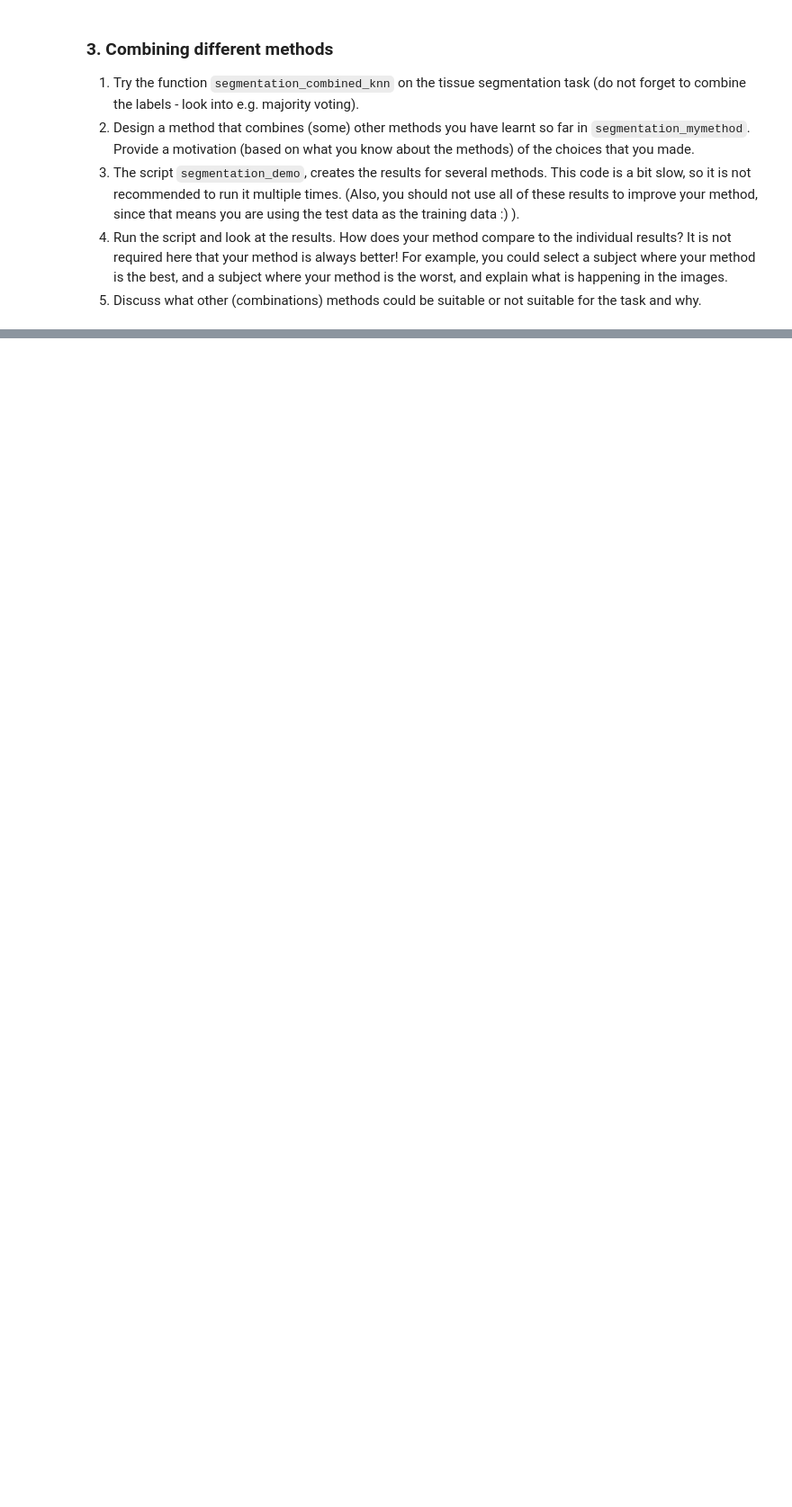
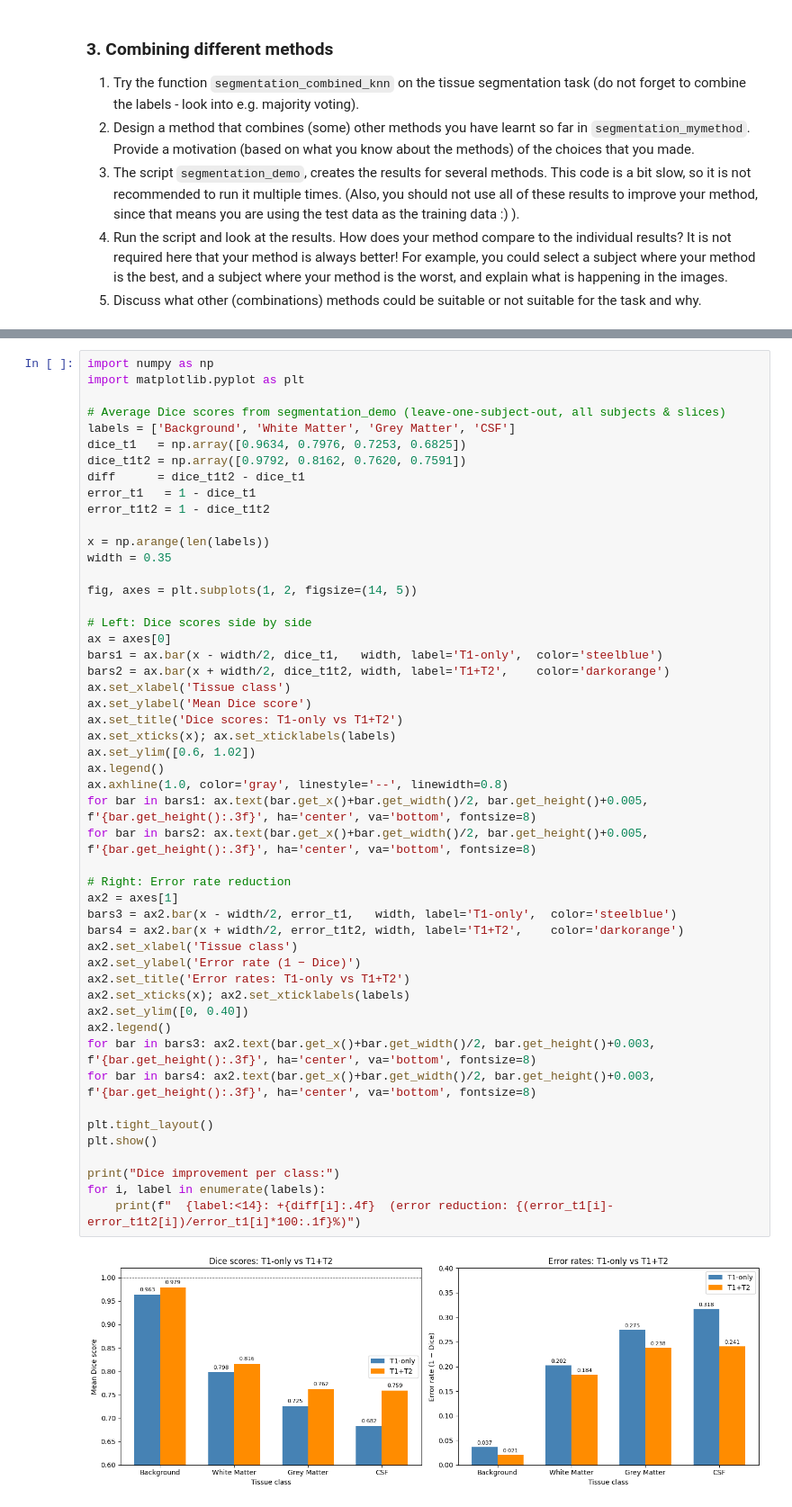
Before and after one commit to aukjewakkerman/MIA-group-23, a Jupyter notebook: Segmentation/reader/2.6_segmentation_project.ipynb, the cells around one changed output, grey strips where cells are left out. Shown at 90% size. Cells and saved outputs as stored; diff of their text form; blank space fills up the shorter version.

```diff
--- a/Segmentation/reader/2.6_segmentation_project.ipynb
+++ b/Segmentation/reader/2.6_segmentation_project.ipynb
@@ -189,0 +538,52 @@ It is recommended to get feedback on your research question from the teaching as
+# %%
+import numpy as np
+import matplotlib.pyplot as plt
+
+# Average Dice scores from segmentation_demo (leave-one-subject-out, all subjects & slices)
+labels = ['Background', 'White Matter', 'Grey Matter', 'CSF']
+dice_t1   = np.array([0.9634, 0.7976, 0.7253, 0.6825])
+dice_t1t2 = np.array([0.9792, 0.8162, 0.7620, 0.7591])
+diff      = dice_t1t2 - dice_t1
+error_t1   = 1 - dice_t1
+error_t1t2 = 1 - dice_t1t2
+
+x = np.arange(len(labels))
+width = 0.35
+
+fig, axes = plt.subplots(1, 2, figsize=(14, 5))
+
+# Left: Dice scores side by side
+ax = axes[0]
+bars1 = ax.bar(x - width/2, dice_t1,   width, label='T1-only',  color='steelblue')
+bars2 = ax.bar(x + width/2, dice_t1t2, width, label='T1+T2',    color='darkorange')
+ax.set_xlabel('Tissue class')
+ax.set_ylabel('Mean Dice score')
+ax.set_title('Dice scores: T1-only vs T1+T2')
+ax.set_xticks(x); ax.set_xticklabels(labels)
+ax.set_ylim([0.6, 1.02])
+ax.legend()
+ax.axhline(1.0, color='gray', linestyle='--', linewidth=0.8)
+for bar in bars1: ax.text(bar.get_x()+bar.get_width()/2, bar.get_height()+0.005, f'{bar.get_height():.3f}', ha='center', va='bottom', fontsize=8)
+for bar in bars2: ax.text(bar.get_x()+bar.get_width()/2, bar.get_height()+0.005, f'{bar.get_height():.3f}', ha='center', va='bottom', fontsize=8)
+
+# Right: Error rate reduction
+ax2 = axes[1]
+bars3 = ax2.bar(x - width/2, error_t1,   width, label='T1-only',  color='steelblue')
+bars4 = ax2.bar(x + width/2, error_t1t2, width, label='T1+T2',    color='darkorange')
+ax2.set_xlabel('Tissue class')
+ax2.set_ylabel('Error rate (1 − Dice)')
+ax2.set_title('Error rates: T1-only vs T1+T2')
+ax2.set_xticks(x); ax2.set_xticklabels(labels)
+ax2.set_ylim([0, 0.40])
+ax2.legend()
+for bar in bars3: ax2.text(bar.get_x()+bar.get_width()/2, bar.get_height()+0.003, f'{bar.get_height():.3f}', ha='center', va='bottom', fontsize=8)
+for bar in bars4: ax2.text(bar.get_x()+bar.get_width()/2, bar.get_height()+0.003, f'{bar.get_height():.3f}', ha='center', va='bottom', fontsize=8)
+
+plt.tight_layout()
+plt.show()
+
+print("Dice improvement per class:")
+for i, label in enumerate(labels):
+    print(f"  {label:<14}: +{diff[i]:.4f}  (error reduction: {(error_t1[i]-error_t1t2[i])/error_t1[i]*100:.1f}%)")
+# %% [output]
+[figure, added]
```
Also changed, not shown: parts of 21 cells of this notebook, 3 other files.
